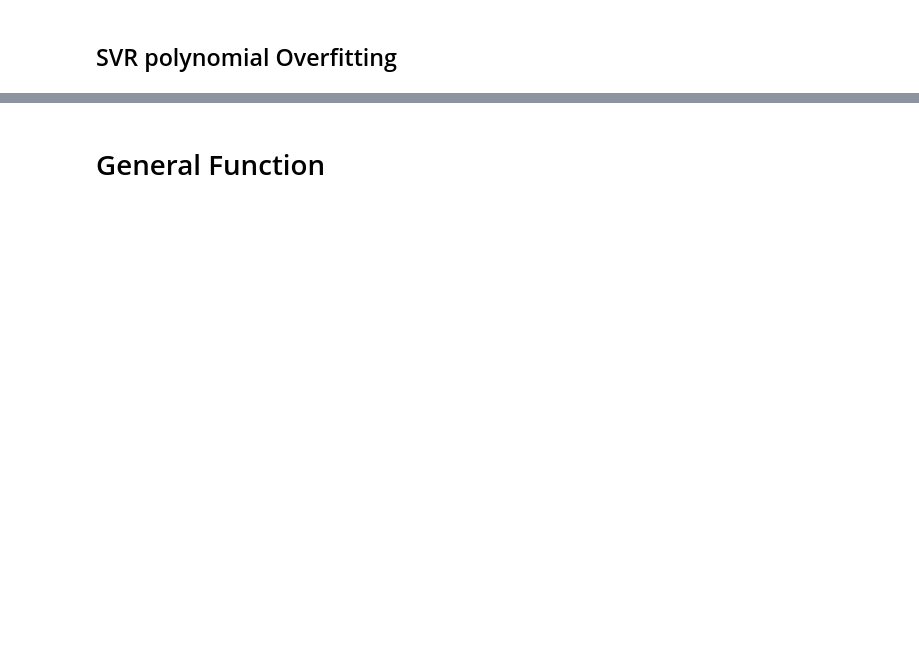
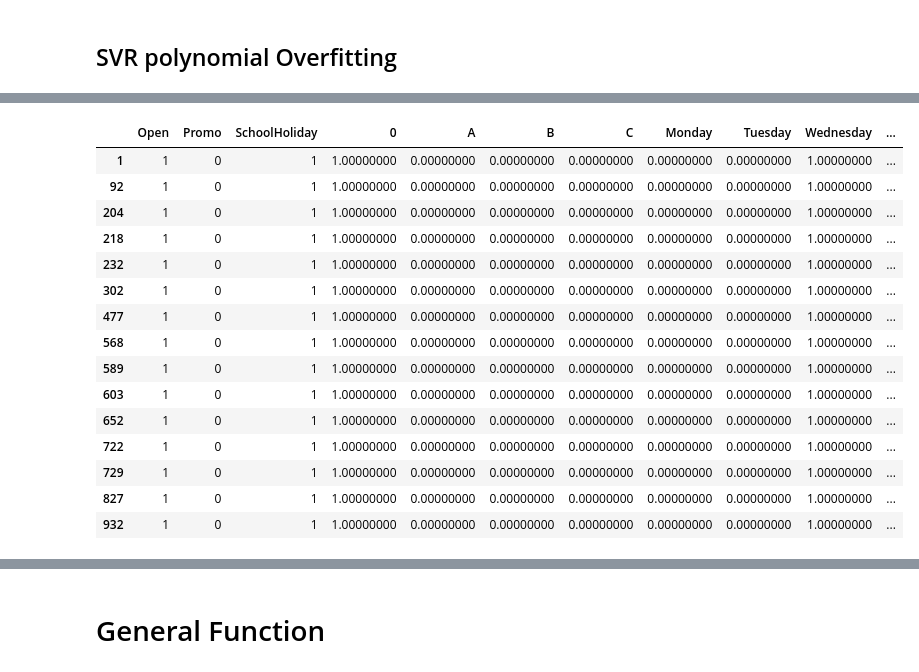
Before and after one commit to mbahadir/Research, a Jupyter notebook: Models/Rossman Model.ipynb, the cells around one changed output, grey strips where cells are left out. Drawn from its saved outputs; the diff is of its cells as text; code cells hidden in the pictures; blank space fills up the shorter version.

```diff
--- a/Models/Rossman Model.ipynb
+++ b/Models/Rossman Model.ipynb
@@ -486,0 +535,19 @@ performance_list("SVR Performance with Feature Extraction", svm_control_feature,
+# %%
+concated_df[concated_df["Node"]==10]
+# %% [output]
+|  | Open | Promo | SchoolHoliday | 0 | A | B | C | Monday | Tuesday | Wednesday | ... |
+| 1 | 1 | 0 | 1 | 1.00000000 | 0.00000000 | 0.00000000 | 0.00000000 | 0.00000000 | 0.00000000 | 1.00000000 | ... |
+| 92 | 1 | 0 | 1 | 1.00000000 | 0.00000000 | 0.00000000 | 0.00000000 | 0.00000000 | 0.00000000 | 1.00000000 | ... |
+| 204 | 1 | 0 | 1 | 1.00000000 | 0.00000000 | 0.00000000 | 0.00000000 | 0.00000000 | 0.00000000 | 1.00000000 | ... |
+| 218 | 1 | 0 | 1 | 1.00000000 | 0.00000000 | 0.00000000 | 0.00000000 | 0.00000000 | 0.00000000 | 1.00000000 | ... |
+| 232 | 1 | 0 | 1 | 1.00000000 | 0.00000000 | 0.00000000 | 0.00000000 | 0.00000000 | 0.00000000 | 1.00000000 | ... |
+| 302 | 1 | 0 | 1 | 1.00000000 | 0.00000000 | 0.00000000 | 0.00000000 | 0.00000000 | 0.00000000 | 1.00000000 | ... |
+| 477 | 1 | 0 | 1 | 1.00000000 | 0.00000000 | 0.00000000 | 0.00000000 | 0.00000000 | 0.00000000 | 1.00000000 | ... |
+| 568 | 1 | 0 | 1 | 1.00000000 | 0.00000000 | 0.00000000 | 0.00000000 | 0.00000000 | 0.00000000 | 1.00000000 | ... |
+| 589 | 1 | 0 | 1 | 1.00000000 | 0.00000000 | 0.00000000 | 0.00000000 | 0.00000000 | 0.00000000 | 1.00000000 | ... |
+| 603 | 1 | 0 | 1 | 1.00000000 | 0.00000000 | 0.00000000 | 0.00000000 | 0.00000000 | 0.00000000 | 1.00000000 | ... |
+| 652 | 1 | 0 | 1 | 1.00000000 | 0.00000000 | 0.00000000 | 0.00000000 | 0.00000000 | 0.00000000 | 1.00000000 | ... |
+| 722 | 1 | 0 | 1 | 1.00000000 | 0.00000000 | 0.00000000 | 0.00000000 | 0.00000000 | 0.00000000 | 1.00000000 | ... |
+| 729 | 1 | 0 | 1 | 1.00000000 | 0.00000000 | 0.00000000 | 0.00000000 | 0.00000000 | 0.00000000 | 1.00000000 | ... |
+| 827 | 1 | 0 | 1 | 1.00000000 | 0.00000000 | 0.00000000 | 0.00000000 | 0.00000000 | 0.00000000 | 1.00000000 | ... |
+| 932 | 1 | 0 | 1 | 1.00000000 | 0.00000000 | 0.00000000 | 0.00000000 | 0.00000000 | 0.00000000 | 1.00000000 | ... |
```
Also changed, not shown: parts of 45 cells of this notebook.
